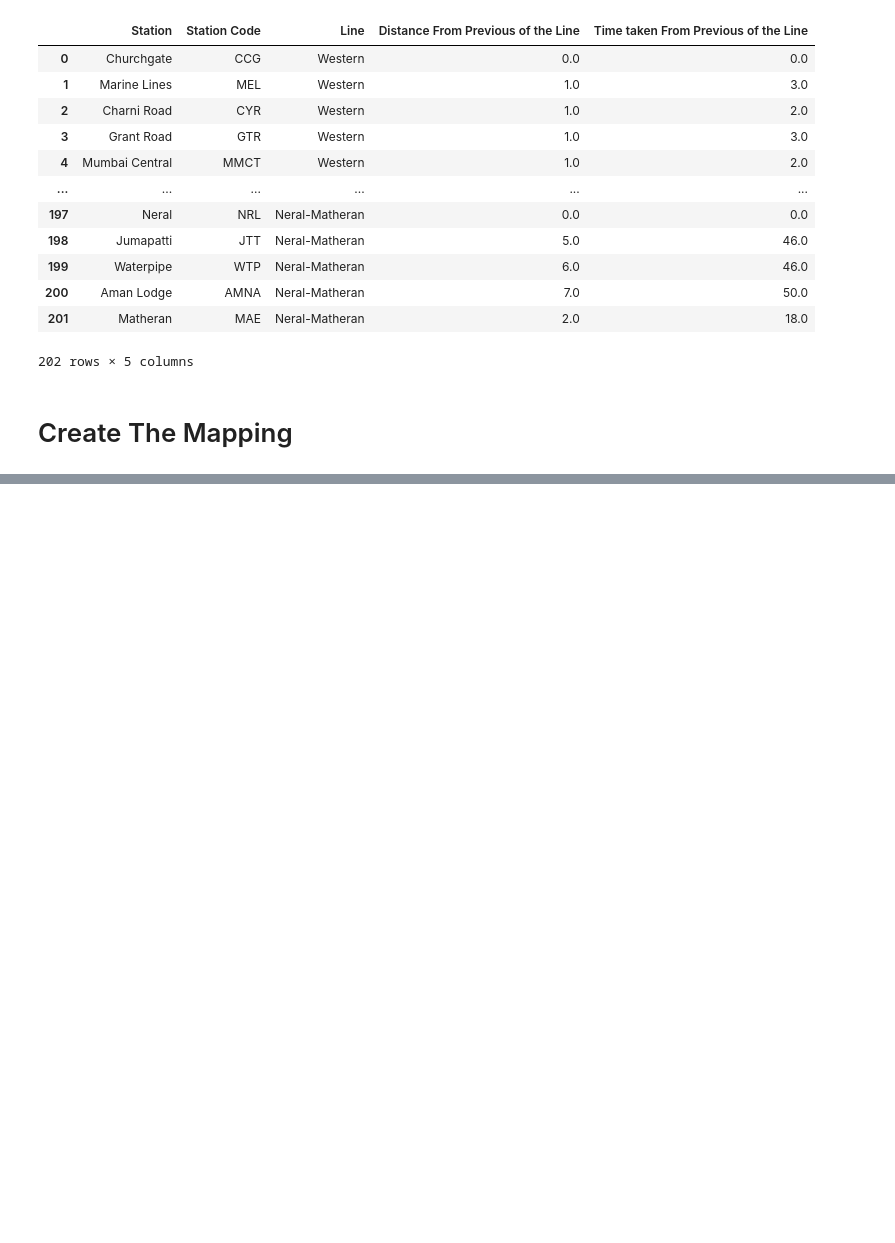
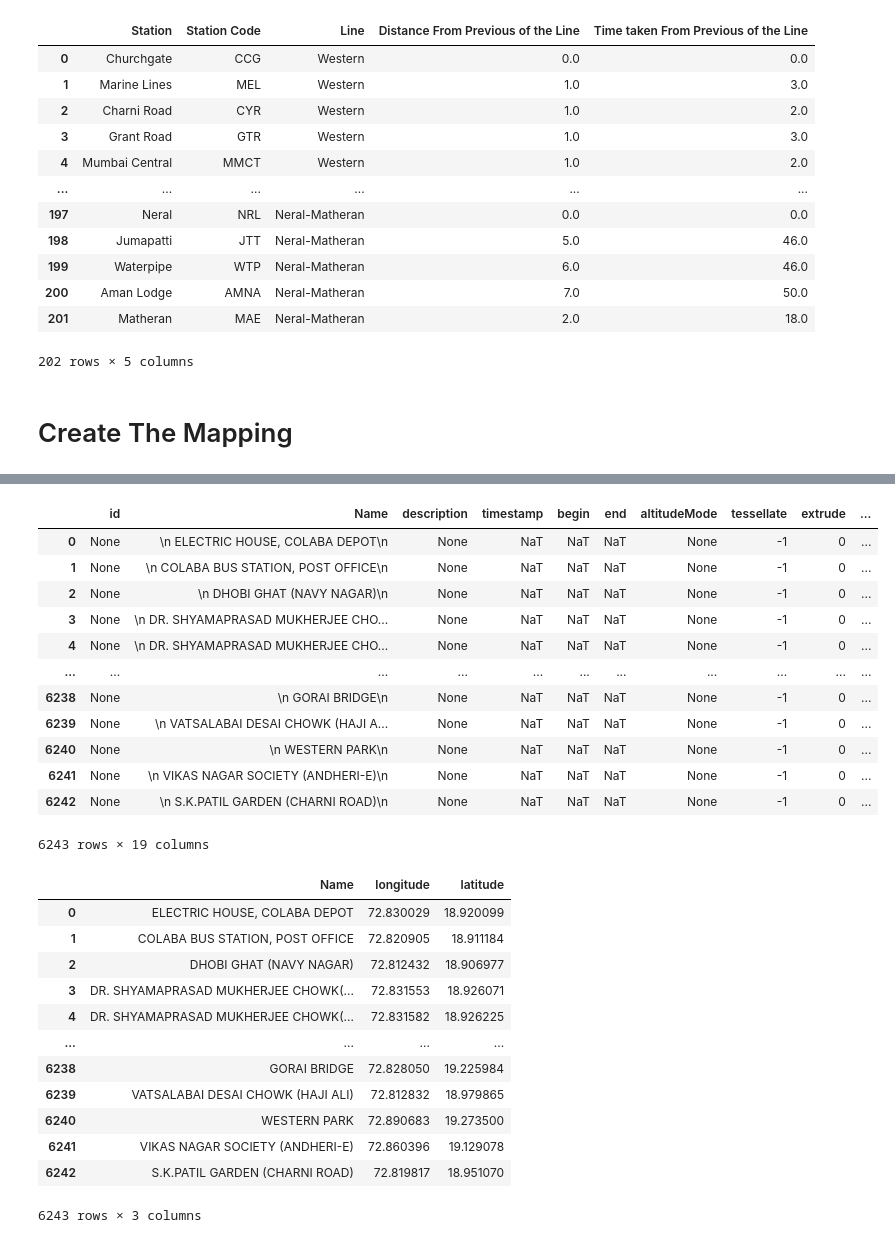
Before and after one commit to nisarg-m-shah/Mumbai-Railway-GPS, a Jupyter notebook: Shortest_Route_Finder_Project.ipynb, the cells around one changed output, grey strips where cells are left out. Saved outputs shown, nothing was run; the diff lists cells and outputs as text; code cells hidden in the pictures; blank space fills up the shorter version.

```diff
--- a/Shortest_Route_Finder_Project.ipynb
+++ b/Shortest_Route_Finder_Project.ipynb
@@ -818,0 +379,40 @@ IndexError: list index out of range
+# %%
+import geopandas as gpd
+
+# Read KML
+gdf = gpd.read_file("mumbai-best-stops.kml", driver="KML")
+display(gdf)
+gdf["longitude"] = gdf.geometry.x
+gdf["latitude"] = gdf.geometry.y
+gdf["Name"] = gdf["Name"].str.strip()
+gdf = gdf[["Name","longitude","latitude"]]
+
+gdf.to_csv("Bus Dataset.csv")
+display(gdf)
+# %% [output]
+|  | id | Name | description | timestamp | begin | end | altitudeMode | tessellate | extrude | ... |
+| 0 | None | \n ELECTRIC HOUSE, COLABA DEPOT\n | None | NaT | NaT | NaT | None | -1 | 0 | ... |
+| 1 | None | \n COLABA BUS STATION, POST OFFICE\n | None | NaT | NaT | NaT | None | -1 | 0 | ... |
+| 2 | None | \n DHOBI GHAT (NAVY NAGAR)\n | None | NaT | NaT | NaT | None | -1 | 0 | ... |
+| 3 | None | \n DR. SHYAMAPRASAD MUKHERJEE CHO... | None | NaT | NaT | NaT | None | -1 | 0 | ... |
+| 4 | None | \n DR. SHYAMAPRASAD MUKHERJEE CHO... | None | NaT | NaT | NaT | None | -1 | 0 | ... |
+| ... | ... | ... | ... | ... | ... | ... | ... | ... | ... | ... |
+| 6238 | None | \n GORAI BRIDGE\n | None | NaT | NaT | NaT | None | -1 | 0 | ... |
+| 6239 | None | \n VATSALABAI DESAI CHOWK (HAJI A... | None | NaT | NaT | NaT | None | -1 | 0 | ... |
+| 6240 | None | \n WESTERN PARK\n | None | NaT | NaT | NaT | None | -1 | 0 | ... |
+| 6241 | None | \n VIKAS NAGAR SOCIETY (ANDHERI-E)\n | None | NaT | NaT | NaT | None | -1 | 0 | ... |
+| 6242 | None | \n S.K.PATIL GARDEN (CHARNI ROAD)\n | None | NaT | NaT | NaT | None | -1 | 0 | ... |
+6243 rows × 19 columns
+|  | Name | longitude | latitude |
+| 0 | ELECTRIC HOUSE, COLABA DEPOT | 72.830029 | 18.920099 |
+| 1 | COLABA BUS STATION, POST OFFICE | 72.820905 | 18.911184 |
+| 2 | DHOBI GHAT (NAVY NAGAR) | 72.812432 | 18.906977 |
+| 3 | DR. SHYAMAPRASAD MUKHERJEE CHOWK(... | 72.831553 | 18.926071 |
+| 4 | DR. SHYAMAPRASAD MUKHERJEE CHOWK(... | 72.831582 | 18.926225 |
+| ... | ... | ... | ... |
+| 6238 | GORAI BRIDGE | 72.828050 | 19.225984 |
+| 6239 | VATSALABAI DESAI CHOWK (HAJI ALI) | 72.812832 | 18.979865 |
+| 6240 | WESTERN PARK | 72.890683 | 19.273500 |
+| 6241 | VIKAS NAGAR SOCIETY (ANDHERI-E) | 72.860396 | 19.129078 |
+| 6242 | S.K.PATIL GARDEN (CHARNI ROAD) | 72.819817 | 18.951070 |
+6243 rows × 3 columns
```
Also changed, not shown: parts of 9 cells of this notebook, 14 other files.
